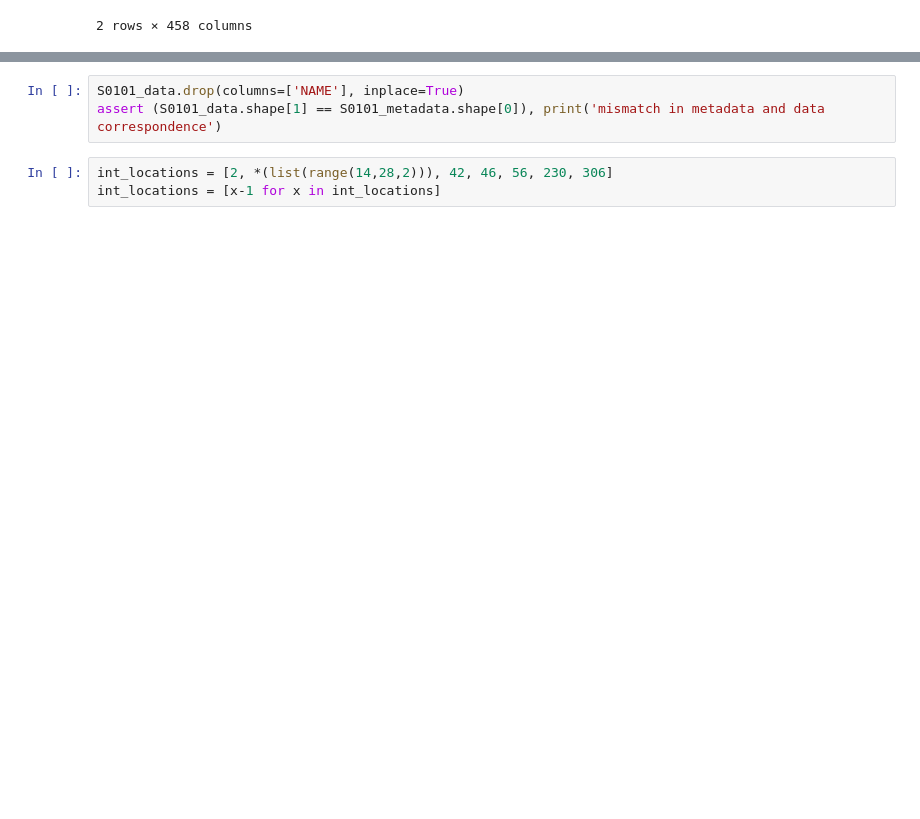
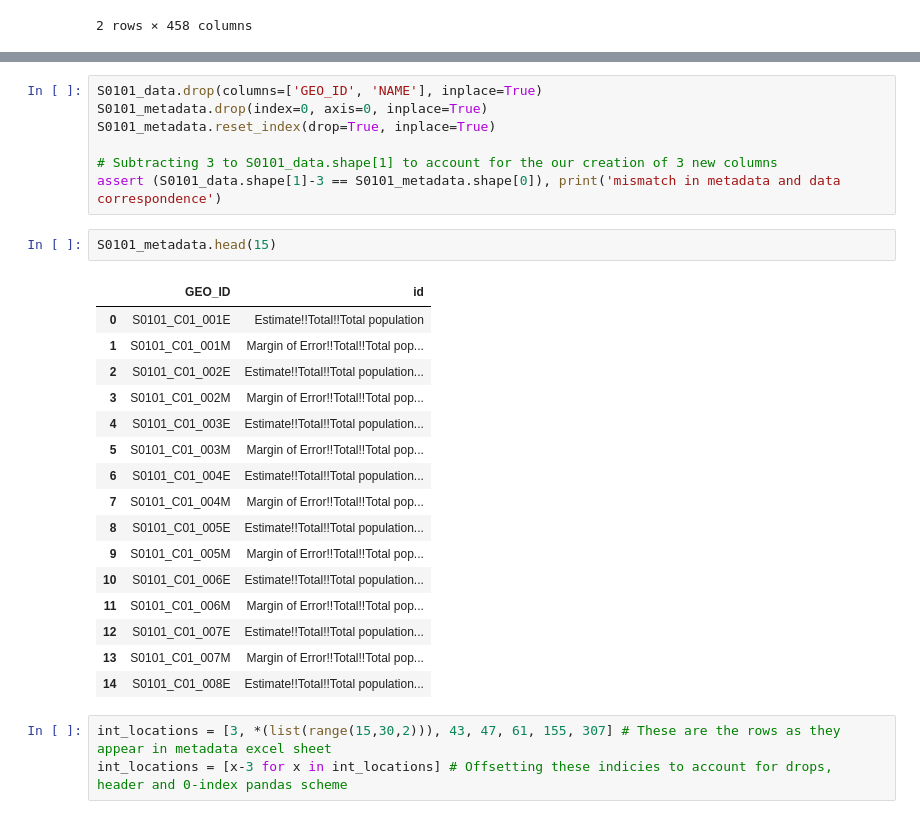
Before and after one commit to yuvanshu/LoopDashboard, a Jupyter notebook: Processing.ipynb, the cells around one changed output, grey strips where cells are left out. Cells and saved outputs as stored; diff of their text form; blank space fills up the shorter version.

```diff
--- a/Processing.ipynb
+++ b/Processing.ipynb
@@ -29,9 +58,32 @@ our columns in the data table and the rows in the metadata table.
 # %%
-S0101_data.drop(columns=['NAME'], inplace=True)
-assert (S0101_data.shape[1] == S0101_metadata.shape[0]), print('mismatch in metadata and data correspondence')
+S0101_data.drop(columns=['GEO_ID', 'NAME'], inplace=True)
+S0101_metadata.drop(index=0, axis=0, inplace=True)
+S0101_metadata.reset_index(drop=True, inplace=True)
+
+# Subtracting 3 to S0101_data.shape[1] to account for the our creation of 3 new columns
+assert (S0101_data.shape[1]-3 == S0101_metadata.shape[0]), print('mismatch in metadata and data correspondence')
-# %%
-int_locations = [2, *(list(range(14,28,2))), 42, 46, 56, 230, 306]
-int_locations = [x-1 for x in int_locations]
+# %%
+S0101_metadata.head(15)
+# %% [output]
+|  | GEO_ID | id |
+| 0 | S0101_C01_001E | Estimate!!Total!!Total population |
+| 1 | S0101_C01_001M | Margin of Error!!Total!!Total pop... |
+| 2 | S0101_C01_002E | Estimate!!Total!!Total population... |
+| 3 | S0101_C01_002M | Margin of Error!!Total!!Total pop... |
+| 4 | S0101_C01_003E | Estimate!!Total!!Total population... |
+| 5 | S0101_C01_003M | Margin of Error!!Total!!Total pop... |
+| 6 | S0101_C01_004E | Estimate!!Total!!Total population... |
+| 7 | S0101_C01_004M | Margin of Error!!Total!!Total pop... |
+| 8 | S0101_C01_005E | Estimate!!Total!!Total population... |
+| 9 | S0101_C01_005M | Margin of Error!!Total!!Total pop... |
+| 10 | S0101_C01_006E | Estimate!!Total!!Total population... |
+| 11 | S0101_C01_006M | Margin of Error!!Total!!Total pop... |
+| 12 | S0101_C01_007E | Estimate!!Total!!Total population... |
+| 13 | S0101_C01_007M | Margin of Error!!Total!!Total pop... |
+| 14 | S0101_C01_008E | Estimate!!Total!!Total population... |
+# %%
+int_locations = [3, *(list(range(15,30,2))), 43, 47, 61, 155, 307] # These are the rows as they appear in metadata excel sheet
+int_locations = [x-3 for x in int_locations] # Offsetting these indicies to account for drops, header and 0-index pandas scheme
 # %%
 S0101_metadata.iloc[int_locations]
 # %% [output]
```
Also changed, not shown: parts of 33 cells of this notebook, 1 other file.
